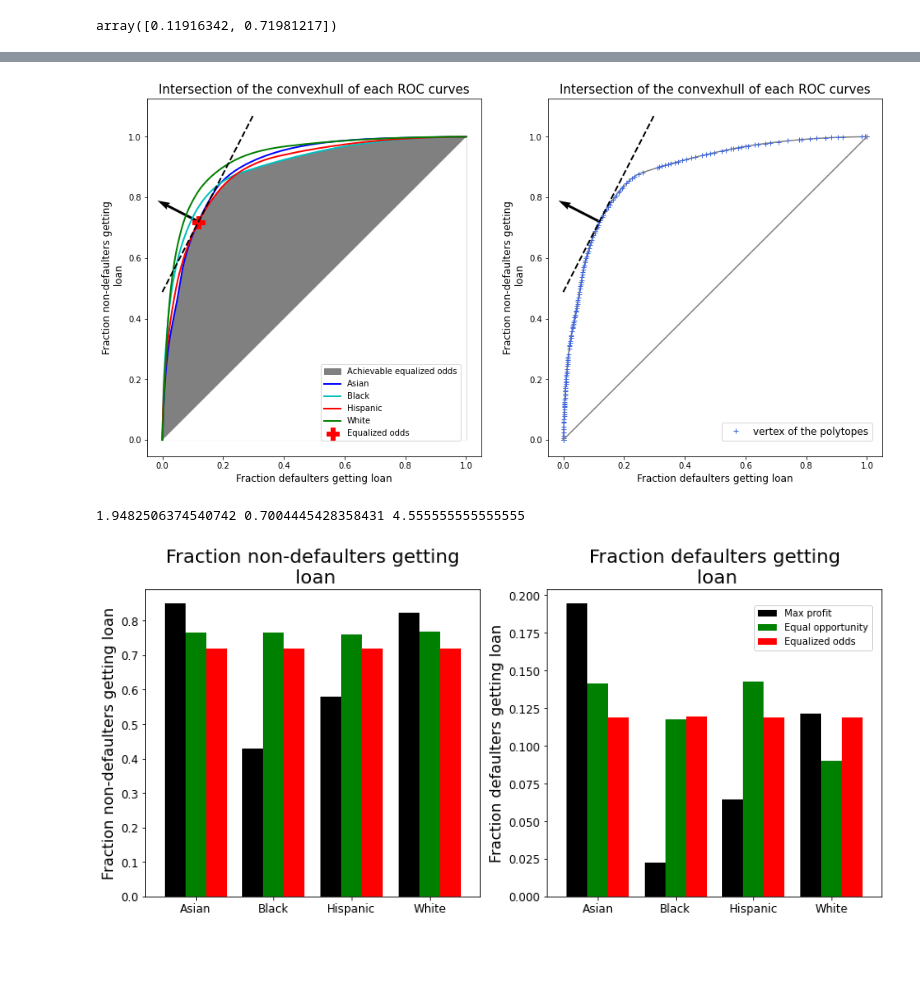
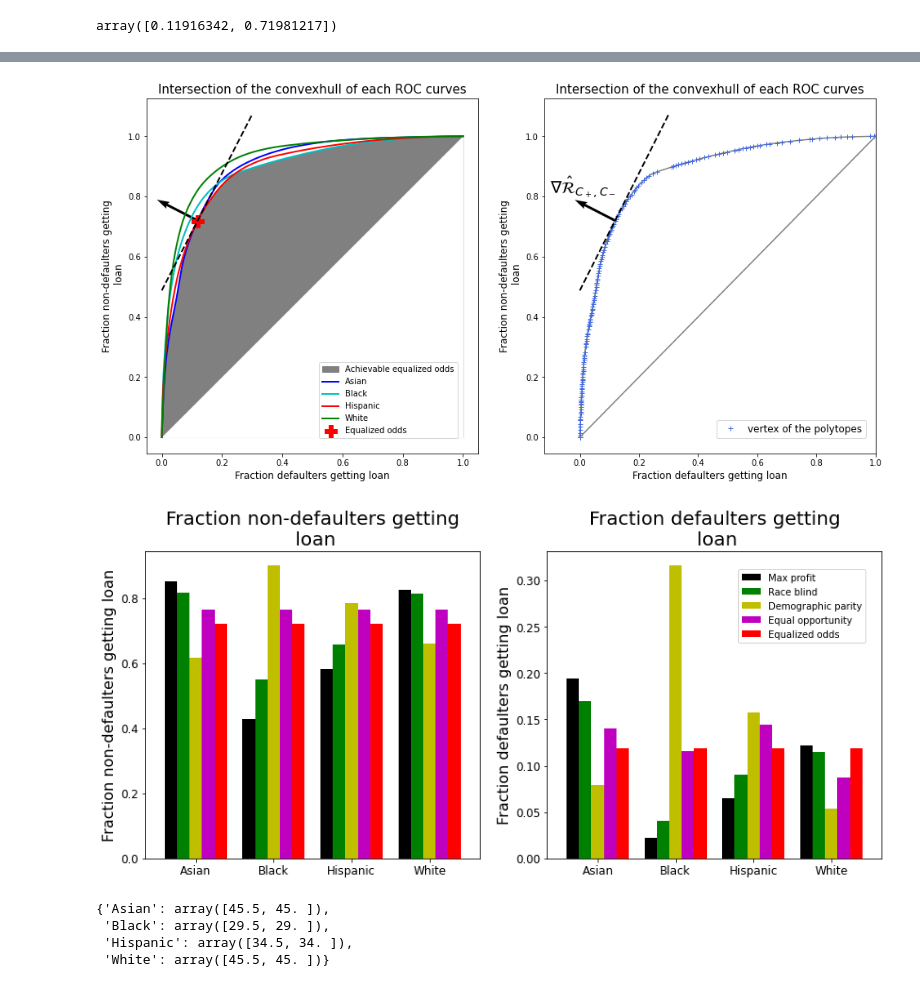
Before and after one commit to KieranVaudaux/Statistical-Machine-Learning-Project, a Jupyter notebook: Untitled1.ipynb, the cells around one changed output, grey strips where cells are left out. Drawn from its saved outputs; the diff is of its cells as text; code cells hidden in the pictures; blank space fills up the shorter version.

```diff
--- a/Untitled1.ipynb
+++ b/Untitled1.ipynb
@@ -472,5 +391,0 @@ def compute_randomized_thresholds_3(roc, fpr, tpr, pdf,perf):
-# %%
-u = list()
-for i in range(10,-1,-1):
-    u.append(i)
-print(u)
@@ -479,6 +391,0 @@ print(u)
-# %%
-roc = np.array(FICO["rocs"]["White"])
-pdf = np.array(FICO["pdf"]["White"])
-perf = np.array(FICO["performance"]["White"])
-th0, th1,th2, ran_prob = compute_randomized_thresholds_3(np.array(roc), rates_at_th_equal[0],
-                                                         rates_at_th_equal[1], np.array(pdf),perf)
@@ -527,0 +518,8 @@ def intersection_segment(p1,p2,pp1,pp2):
+# %%
+thresholds_equal_3th = {}
+for grp, roc in FICO["rocs"].items():
+    roc = np.array(FICO["rocs"][grp])
+    pdf = np.array(FICO["pdf"][grp])
+    perf = np.array(FICO["performance"][grp])
+    result = compute_randomized_thresholds_3(roc, rates_at_th_equal[0],rates_at_th_equal[1], pdf, perf)
+    thresholds_equal_3th[grp] = result
@@ -661,6 +800,19 @@ base_rate = FICO["base_rate"]
 colname = list(FICO["cdf"].columns)
 color = list(['b','c','r','g'])
 linestyle = list(['-','-','-','-'])
+
+polygons = [Delaunay(list(zip(fprs, tprs)))
+                for group, (fprs, tprs, _) in rocs.items()]
+
+feasible_points = []
+
+for poly in polygons:
+    for p in poly.points:
+        if all(poly2.find_simplex(p) != -1 for poly2 in polygons):
+            feasible_points.append(p)
+feasible_points = np.array(feasible_points)
+
+
 
 f = lambda x: 300 + 5.5*x
 fig, ax = plt.subplots(1,2,figsize=(16,8))
@@ -706,65 +858,63 @@ scale = 0.55
 ax[1].quiver(rates_at_th_equal[0],rates_at_th_equal[1], np.array((-0.82*(1-base_rate)*scale)),
           np.array((0.18*base_rate*scale)),units='xy' ,scale=1)
 
+ax[1].text(-0.1, 0.81, r'$\nabla \hat{\mathcal{R}}_{C_+,C_-}$', fontsize=20)
+ax[1].set_xlim(-0.12,1.)
+#ax[1].set_ylim(0.4,1)
+
 ax[1].plot(x,tangente(x),lw = 2, color = 'k',linestyle='--')
 ax[1].legend(loc = (0.52,0.043),prop={'size': 12})
 ax[1].yaxis.label.set_size(12)
 ax[1].xaxis.label.set_size(12)
 ax[1].set(xlabel="Fraction defaulters getting loan",ylabel="Fraction non-defaulters getting\n loan")
 ax[1].set_title("Intersection of the convexhull of each ROC curves",size = 15)
-plt.savefig("computation_equalized_ods.jpeg", dpi=1000,bbox_inches='tight')
+plt.savefig("computation_equalized_ods.png", dpi=1000,bbox_inches='tight')
 # %% [output]
-[figure, old version]
+[figure, new version]
-# %%
-np.sort(feasible_points,axis = 0)[:,0]
-cost_fct(feasible_points[65][0],feasible_points[65][1],FICO["base_rate"],cost_matrix)
-print((0.82*(1-base_rate)/(0.18*base_rate)),base_rate,82/18)
-# %% [output]
-1.9482506374540742 0.7004445428358431 4.555555555555555
 # %%
 TP_rates = pd.DataFrame(index=colname, columns=method)
 
 TP_rates[method[0]] = np.array([rates_at_th_max[name][1] for name in colname])
 TP_rates[method[1]] = np.array([rates_at_th_race_blind[name][1] for name in colname])
 TP_rates[method[2]] = np.array([rates_at_th_demo[name][1] for name in colname])
-TP_rates[method[3]] = np.array([rates_at_th_opportunity[name][1] for name in colname])
-TP_rates[method[4]] = np.array([thresholds_equal[name]['fnr_tpr_opt'][0,1] for name in colname])
+TP_rates[method[3]] = np.array([rates_at_opportunity[name][1] for name in colname])
+TP_rates[method[4]] = np.array([rates_at_th_equal[1] for name in colname])
 
 FP_rates = pd.DataFrame(index=colname, columns=method)
 
 FP_rates[method[0]] = np.array([rates_at_th_max[name][0] for name in colname])
 FP_rates[method[1]] = np.array([rates_at_th_race_blind[name][0] for name in colname])
 FP_rates[method[2]] = np.array([rates_at_th_demo[name][0] for name in colname])
-FP_rates[method[3]] = np.array([rates_at_th_opportunity[name][0] for name in colname])
-FP_rates[method[4]] = np.array([thresholds_equal[name]['fnr_tpr_opt'][0,0] for name in colname])
+FP_rates[method[3]] = np.array([rates_at_opportunity[name][0] for name in colname])
+FP_rates[method[4]] = np.array([rates_at_th_equal[0] for name in colname])
 # %%
 colname = list(FICO["cdf"].columns)
 method_slices = ["Max profit","Equal opportunity","Equalized odds"]
 fig, ax = plt.subplots(1,2,figsize=(14,6))
-#TP_rates.plot.bar(color = list(['k','g','y','m','r']),ax = ax[0], rot = 0,fontsize =12 ,legend = None, width = 0.8)
-#FP_rates.plot.bar(color = list(['k','g','y','m','r']),ax = ax[1],rot = 0,fontsize =12, width = 0.8 )
+TP_rates.plot.bar(color = list(['k','g','y','m','r']),ax = ax[0], rot = 0,fontsize =12 ,legend = None, width = 0.8)
+FP_rates.plot.bar(color = list(['k','g','y','m','r']),ax = ax[1],rot = 0,fontsize =12, width = 0.8 )
 
-TP_rates[method_slices].plot.bar(color = list(['k','g','r']),ax = ax[0], rot = 0,fontsize =12 ,legend = None, width = 0.8)
-FP_rates[method_slices].plot.bar(color = list(['k','g','r']),ax = ax[1],rot = 0,fontsize =12, width = 0.8 )
+#TP_rates[method_slices].plot.bar(color = list(['k','g','r']),ax = ax[0], rot = 0,fontsize =12 ,legend = None, width = 0.8)
+#FP_rates[method_slices].plot.bar(color = list(['k','g','r']),ax = ax[1],rot = 0,fontsize =12, width = 0.8 )
 
 ax[0].set(ylabel="Fraction non-defaulters getting loan")
 ax[1].set(ylabel="Fraction defaulters getting loan")
 
 ax[0].yaxis.label.set_size(16)
 ax[1].yaxis.label.set_size(16)
 ax[0].xaxis.label.set_size(12)
 ax[1].xaxis.label.set_size(12)
 
 ax[0].set_title("Fraction non-defaulters getting\n loan",size=20)
 ax[1].set_title("Fraction defaulters getting\n loan",size = 20)
 
-ax[1].legend(loc = (0.62,0.8))
-#ax[1].legend(loc = (0.57,0.7))
+#ax[1].legend(loc = (0.62,0.8))
+ax[1].legend(loc = (0.57,0.7))
 
-plt.savefig("slices_Fraction_get_loan.jpeg", dpi=1000,bbox_inches='tight')
+plt.savefig("slices_Fraction_get_loan.png", dpi=1000,bbox_inches='tight')
 #plt.savefig("Fraction_get_loan.jpeg", dpi=1000,bbox_inches='tight')
 # %% [output]
-[figure, old version]
+[figure, new version]
 # %%
 thresholds = pd.DataFrame(index=colname, columns=method[:4])
 
@@ -777,6 +927,13 @@ thresholds[method[3]] = np.array([get_score(thresholds_opportunity[name]) for na
 thresholds = thresholds.T
 # %%
 thresholds_within_grp = pd.DataFrame(index=colname, columns=method[:4])
+# %%
+thresholds_opportunity
+# %% [output]
+{'Asian': array([45.5, 45. ]),
+ 'Black': array([29.5, 29. ]),
+ 'Hispanic': array([34.5, 34. ]),
+ 'White': array([45.5, 45. ])}
 # %%
 colname = list(FICO["cdf"].columns)
 meth = ['', 'Max profit','Race blind','Demographic parity','Equal opportunity','Equalized odds']
```
Also changed, not shown: parts of 59 cells of this notebook, 15 other files.
